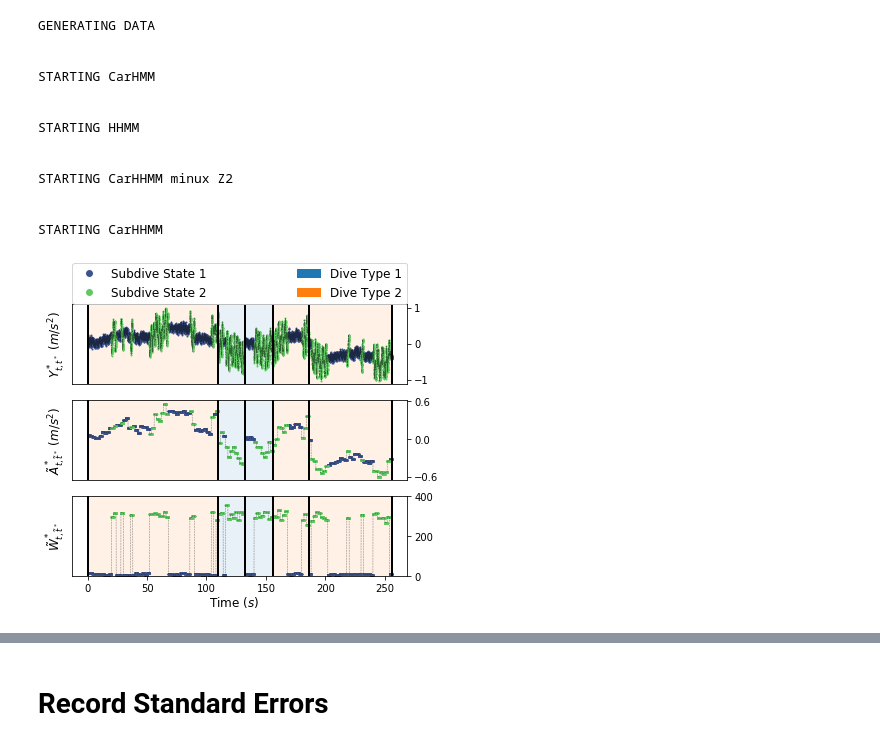
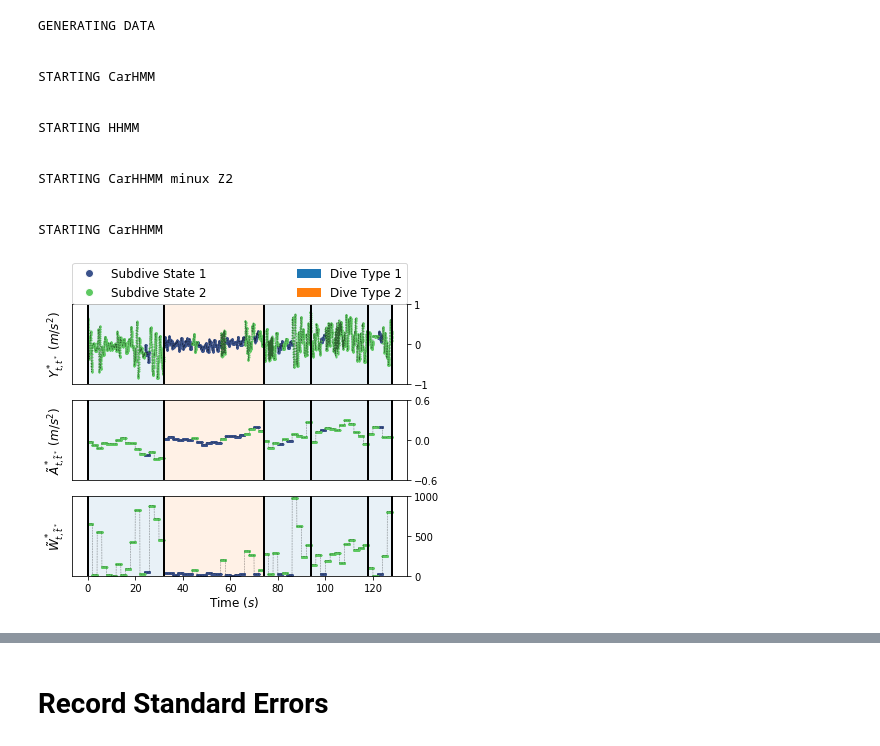
Before and after one commit to evsi8432/CarHHMM, a Jupyter notebook: Code/Simulation Study.ipynb, the cells around one changed output, grey strips where cells are left out. Saved outputs shown, nothing was run; the diff lists cells and outputs as text; code cells hidden in the pictures.

Commit message:
Update plot notation and simulation parameters

```diff
--- a/Code/Simulation Study.ipynb
+++ b/Code/Simulation Study.ipynb
@@ -378,7 +436,7 @@ model = ''#'HHMM'
 FoVeDBA_mu = np.array([[23.34],[301.2]])
 FoVeDBA_sig = np.array([[12.95],[330.1]])
 
-for dataset_num in [1]:
+for dataset_num in [3]:
 
 
     ### generate data ###
@@ -434,7 +492,7 @@ for dataset_num in [1]:
         hhmm_FV_uncorr.true_eta = deepcopy(hhmm_FV_uncorr_eta)
 
         if train_new:
-            hhmm_FV_uncorr.train_DM(data_FV,max_iters=10)
+            hhmm_FV_uncorr.train_DM(data_FV,max_iters=6)
             hhmm_FV_uncorr.save('../../Params/local/hhmm_FV_uncorr_0_%d'%dataset_num)
         else:
             hhmm_FV_uncorr = hhmm_FV_uncorr.load('../../Params/%s/hhmm_FV_uncorr_0_%d'%(date,dataset_num))
@@ -664,36 +722,36 @@ ax[2].yaxis.tick_right()
 plot_col('A',data,'subdive',1,ax[0],legend=True,size=12)
 #ax[0].set_title('Accelerometer Data, 5 Dives', fontsize = 10)
 ax[0].set_ylabel('$Y^*_{t,t^*}$ $(m/s^2)$', fontsize = 12)
 ax[0].set_yticks([-1.0,0,1.0])
 ax[0].set_xticks([])
 for item in ax[0].get_yticklabels():
     item.set_fontsize(10)
 
 plot_col('avg_A',data,'subdive',0,ax[1])
 ax[1].set_ylabel(r'$\tilde A^*_{t,\tilde t^*}$ $(m/s^2)$', fontsize = 12)
 ax[1].set_xticks([])
 ax[1].set_yticks([-0.6,0,0.6])
 for item in ax[1].get_yticklabels():
     item.set_fontsize(10)
 
 plot_col('FoVeDBA',data,'subdive',0,ax[2])
 ax[2].set_ylabel(r'$\tilde{W}^*_{t, \tilde{t}^*}$',fontsize = 12)
-ax[2].set_ylim([0,400])
-ax[2].set_yticks([0,200,400])
+ax[2].set_ylim([0,1000])
+ax[2].set_yticks([0,500,1000])
 for item in ax[2].get_xticklabels():
     item.set_fontsize(10)
 for item in ax[2].get_yticklabels():
     item.set_fontsize(10)
 
 fig.text(0.5, 0.04, 'Time ($s$)', ha='center',fontsize=12)
 
 #ax[0].set_rasterized(True)
 #ax[1].set_rasterized(True)
 #ax[2].set_rasterized(True)
 
 plt.savefig("../Plots/sim_data.png",dpi=600)
 # %% [output]
-[figure, old version]
+[figure, new version]
 # %%
 fig,ax = plt.subplots(5,1,figsize=(6,8),sharex=True)
 ax[0].yaxis.tick_right()
```
Also changed, not shown: parts of 10 cells of this notebook, 39 other files.
